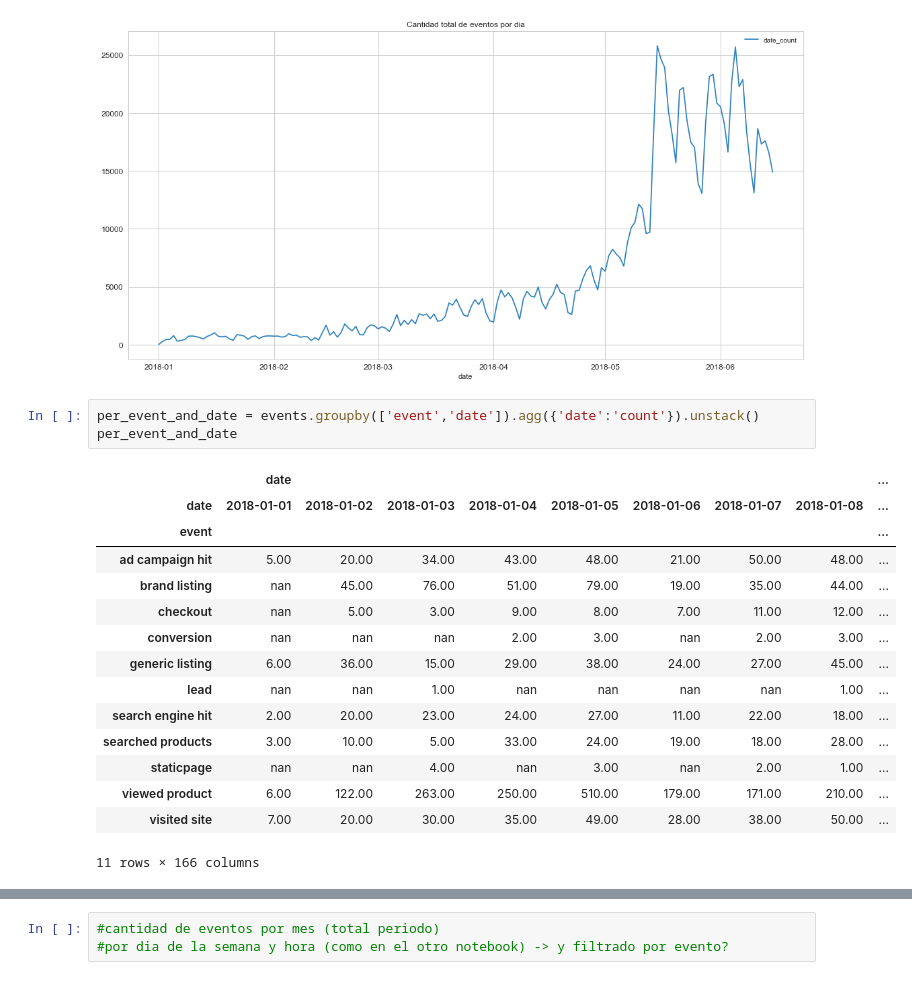
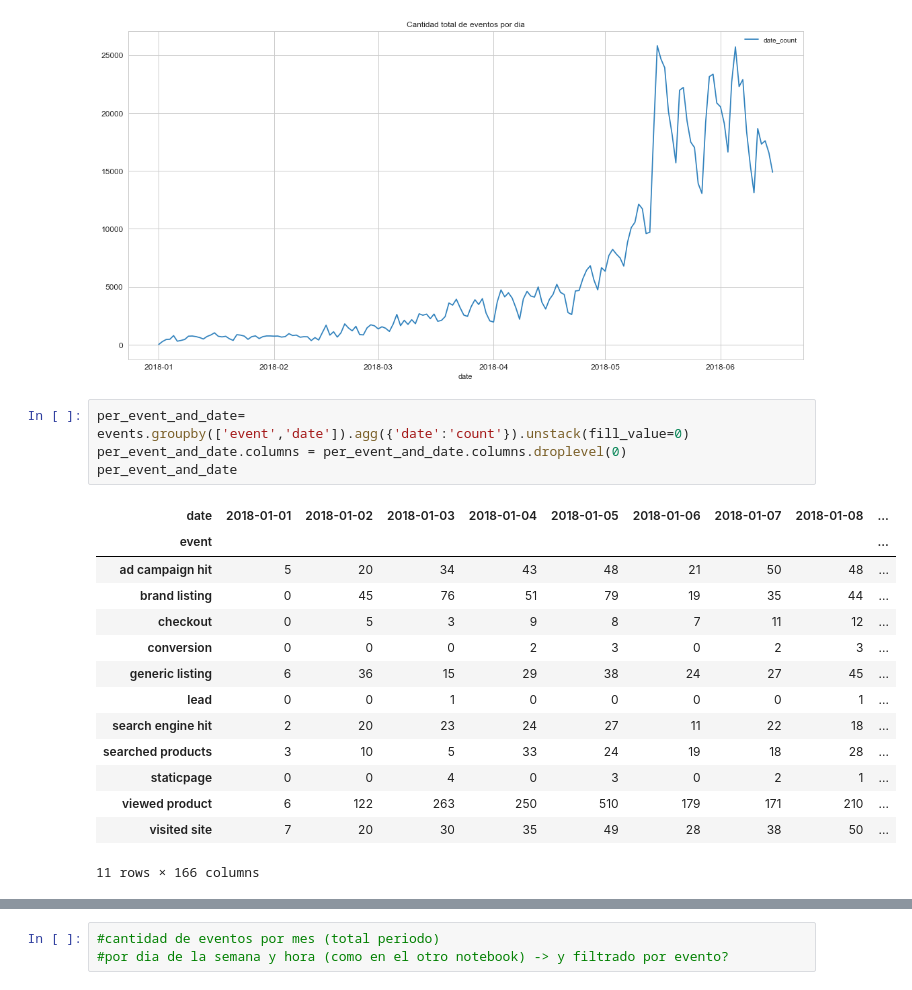
Before and after one commit to jowisaidman/tp1_analisis_exploratorio, a Jupyter notebook: Notebooks/Mateo/date.ipynb, the cells around one changed output, grey strips where cells are left out. Saved outputs shown, nothing was run; the diff lists cells and outputs as text.

```diff
--- a/Notebooks/Mateo/date.ipynb
+++ b/Notebooks/Mateo/date.ipynb
@@ -210,21 +210,21 @@ plt.show()
 # %% [output]
 [figure]
 # %%
-per_event_and_date = events.groupby(['event','date']).agg({'date':'count'}).unstack()
+per_event_and_date= events.groupby(['event','date']).agg({'date':'count'}).unstack(fill_value=0)
+per_event_and_date.columns = per_event_and_date.columns.droplevel(0)
 per_event_and_date
 # %% [output]
-|  | date |  |  |  |  |  |  |  | ... |
 | date | 2018-01-01 | 2018-01-02 | 2018-01-03 | 2018-01-04 | 2018-01-05 | 2018-01-06 | 2018-01-07 | 2018-01-08 | ... |
 | event |  |  |  |  |  |  |  |  | ... |
-| ad campaign hit | 5.00 | 20.00 | 34.00 | 43.00 | 48.00 | 21.00 | 50.00 | 48.00 | ... |
-| brand listing | nan | 45.00 | 76.00 | 51.00 | 79.00 | 19.00 | 35.00 | 44.00 | ... |
-| checkout | nan | 5.00 | 3.00 | 9.00 | 8.00 | 7.00 | 11.00 | 12.00 | ... |
-| conversion | nan | nan | nan | 2.00 | 3.00 | nan | 2.00 | 3.00 | ... |
-| generic listing | 6.00 | 36.00 | 15.00 | 29.00 | 38.00 | 24.00 | 27.00 | 45.00 | ... |
-| lead | nan | nan | 1.00 | nan | nan | nan | nan | 1.00 | ... |
-| search engine hit | 2.00 | 20.00 | 23.00 | 24.00 | 27.00 | 11.00 | 22.00 | 18.00 | ... |
-| searched products | 3.00 | 10.00 | 5.00 | 33.00 | 24.00 | 19.00 | 18.00 | 28.00 | ... |
-| staticpage | nan | nan | 4.00 | nan | 3.00 | nan | 2.00 | 1.00 | ... |
-| viewed product | 6.00 | 122.00 | 263.00 | 250.00 | 510.00 | 179.00 | 171.00 | 210.00 | ... |
-| visited site | 7.00 | 20.00 | 30.00 | 35.00 | 49.00 | 28.00 | 38.00 | 50.00 | ... |
+| ad campaign hit | 5 | 20 | 34 | 43 | 48 | 21 | 50 | 48 | ... |
+| brand listing | 0 | 45 | 76 | 51 | 79 | 19 | 35 | 44 | ... |
+| checkout | 0 | 5 | 3 | 9 | 8 | 7 | 11 | 12 | ... |
+| conversion | 0 | 0 | 0 | 2 | 3 | 0 | 2 | 3 | ... |
+| generic listing | 6 | 36 | 15 | 29 | 38 | 24 | 27 | 45 | ... |
+| lead | 0 | 0 | 1 | 0 | 0 | 0 | 0 | 1 | ... |
+| search engine hit | 2 | 20 | 23 | 24 | 27 | 11 | 22 | 18 | ... |
+| searched products | 3 | 10 | 5 | 33 | 24 | 19 | 18 | 28 | ... |
+| staticpage | 0 | 0 | 4 | 0 | 3 | 0 | 2 | 1 | ... |
+| viewed product | 6 | 122 | 263 | 250 | 510 | 179 | 171 | 210 | ... |
+| visited site | 7 | 20 | 30 | 35 | 49 | 28 | 38 | 50 | ... |
 11 rows × 166 columns
```
Also changed, not shown: parts of 6 cells of this notebook.
